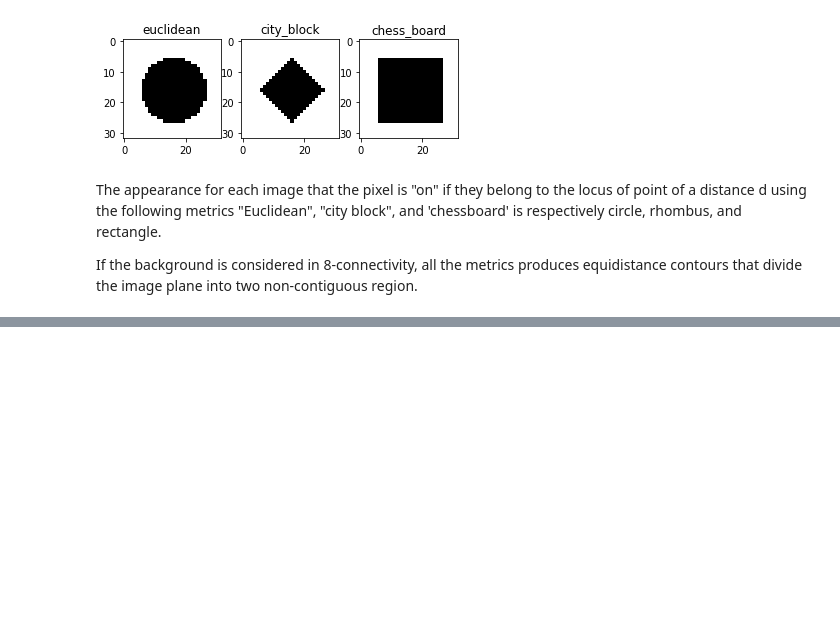
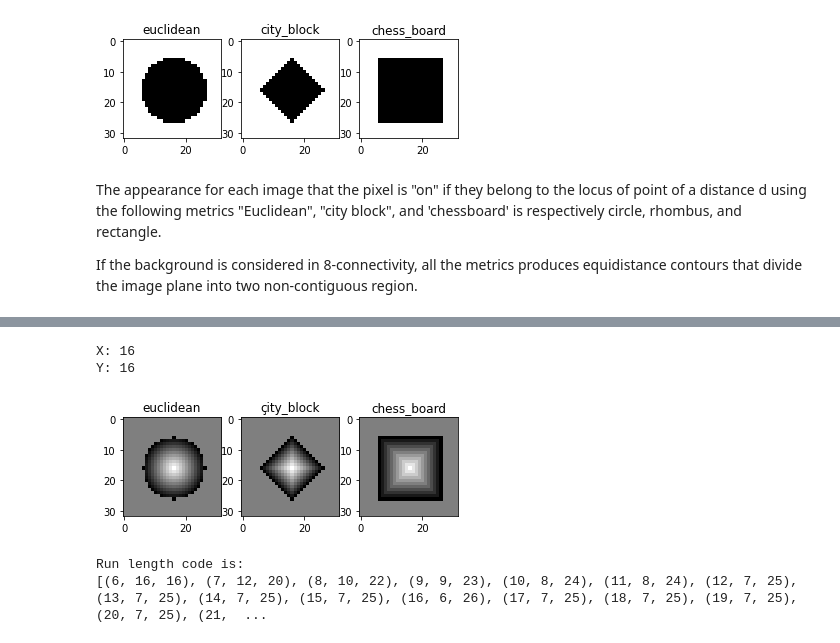
Before and after one commit to pambao1211/vgu-image-processing, a Jupyter notebook: Problem_Set_1.ipynb, the cells around one changed output, grey strips where cells are left out. Saved outputs shown, nothing was run; the diff lists cells and outputs as text; code cells hidden in the pictures; blank space fills up the shorter version.

```diff
--- a/Problem_Set_1.ipynb
+++ b/Problem_Set_1.ipynb
@@ -77,0 +87,57 @@ the image plane into two non-contiguous region.
+# %%
+def solution1_2():
+    ori = get_size()
+    d = int(size / 3)
+    modes = ('euclidean', 'çity_block', 'chess_board')
+    plot_pos = 1
+    for mode in modes:
+        im = Image.new(mode='L', size=(size, size), color=int(255 / 2))
+        for x in range(size):
+            for y in range(size):
+                switch = {
+                    'euclidean': euclidean(ori, (x, y)),
+                    'çity_block': city_block(ori, (x, y)),
+                    'chess_board': chess_board(ori, (x, y))
+                }
+                length = switch.get(mode)
+                if length <= d:
+                    val = int((1 - length / d) * 255)
+                    im.putpixel((x, y), val)
+
+        plt.subplot(1,3, plot_pos)
+        plt.imshow(im, cmap='gray', vmin = 0, vmax = 255)
+        plt.title(mode)
+        plot_pos += 1
+    plt.show()
+
+    # run length code
+
+    y_lower = int(ori[1] - d)
+    y_upper = int(ori[1] + d)
+    x_lower = int(ori[0] - d)
+    x_upper = int(ori[0] + d)
+    run_length_code = []
+    y = y_lower
+    while y_lower <= y <= y_upper and size >= y >= 0:
+        x = x_lower
+        while x_lower <= x <= x_upper and size >= x >= 0:
+            length = euclidean(ori, (x, y))
+            if length <= d:
+                x_left = x
+                while length <= d:
+                    x += 1
+                    length = euclidean(ori, (x, y))
+                run_length_code.append((y, x_left, x - 1))
+            else:
+                x += 1
+        y += 1
+    print(f'Run length code is: \n{run_length_code}')
+
+if __name__ == '__main__':
+  solution1_2()
+# %% [output]
+X: 16
+Y: 16
+[figure, added]
+Run length code is:
+[(6, 16, 16), (7, 12, 20), (8, 10, 22), (9, 9, 23), (10, 8, 24), (11, 8, 24), (12, 7, 25), (13, 7, 25), (14, 7, 25), (15, 7, 25), (16, 6, 26), (17, 7, 25), (18, 7, 25), (19, 7, 25), (20, 7, 25), (21,  ...
```
Also changed, not shown: parts of 8 cells of this notebook.
